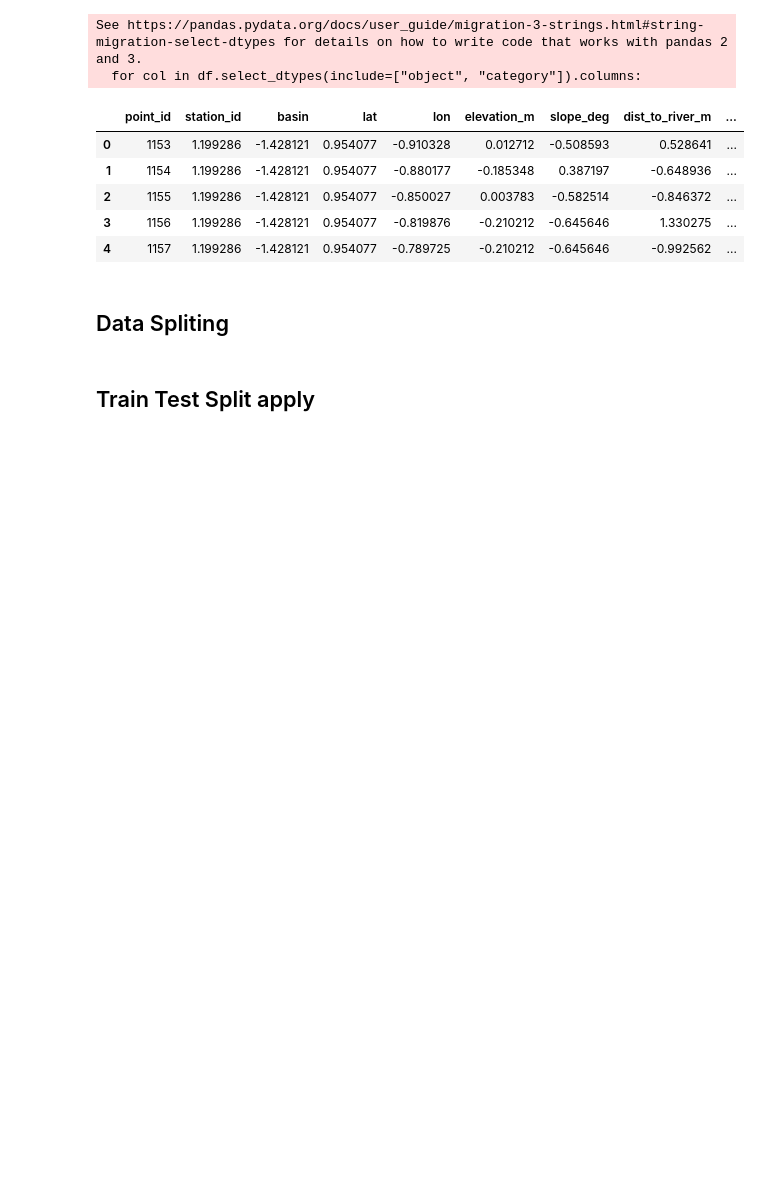
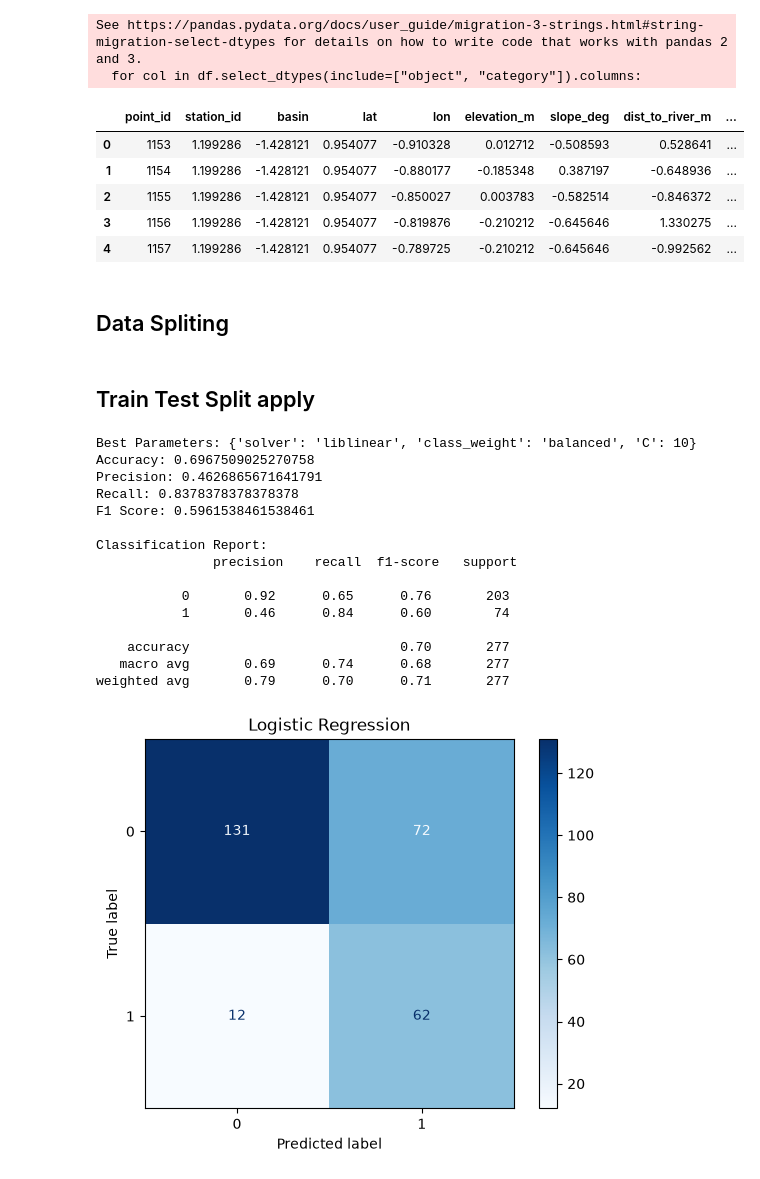
Before and after one commit to samifahim07/PROHORI--Intelligent-Disaster-Risk-Monitoring-Early-Warning-System-, a Jupyter notebook: susceptibility_training_table.ipynb, the cells around one changed output. Cells and saved outputs as stored; diff of their text form; code cells hidden in the pictures; blank space fills up the shorter version.

```diff
--- a/susceptibility_training_table.ipynb
+++ b/susceptibility_training_table.ipynb
@@ -228,4 +230,47 @@ y=df['label']
 # %% [markdown]
 ## Train Test Split apply
 # %%
-xtrain , xtest, ytrain, ytest = train_test_split(x, y, test_size=0.2, random_state=42)
+X_train , X_test, y_train, y_test = train_test_split(x, y, test_size=0.2, random_state=42)
+# %%
+search = RandomizedSearchCV(
+    LogisticRegression(max_iter=2000),
+    {
+        "C": [0.01, 0.1, 1, 10, 100],
+        "solver": ["lbfgs", "liblinear"],
+        "class_weight": [None, "balanced"]
+    },
+    n_iter=10, cv=5, scoring="f1",
+    n_jobs=-1, random_state=42
+)
+
+search.fit(X_train, y_train)
+
+y_pred = search.best_estimator_.predict(X_test)
+
+print("Best Parameters:", search.best_params_)
+print("Accuracy:", accuracy_score(y_test, y_pred))
+print("Precision:", precision_score(y_test, y_pred, zero_division=0))
+print("Recall:", recall_score(y_test, y_pred, zero_division=0))
+print("F1 Score:", f1_score(y_test, y_pred, zero_division=0))
+print("\nClassification Report:\n", classification_report(y_test, y_pred, zero_division=0))
+
+ConfusionMatrixDisplay.from_predictions(y_test, y_pred, cmap="Blues")
+plt.title("Logistic Regression")
+plt.show()
+# %% [output]
+Best Parameters: {'solver': 'liblinear', 'class_weight': 'balanced', 'C': 10}
+Accuracy: 0.6967509025270758
+Precision: 0.4626865671641791
+Recall: 0.8378378378378378
+F1 Score: 0.5961538461538461
+
+Classification Report:
+               precision    recall  f1-score   support
+
+           0       0.92      0.65      0.76       203
+           1       0.46      0.84      0.60        74
+
+    accuracy                           0.70       277
+   macro avg       0.69      0.74      0.68       277
+weighted avg       0.79      0.70      0.71       277
+[figure, added]
```
Also changed, not shown: parts of 1 cell of this notebook.
